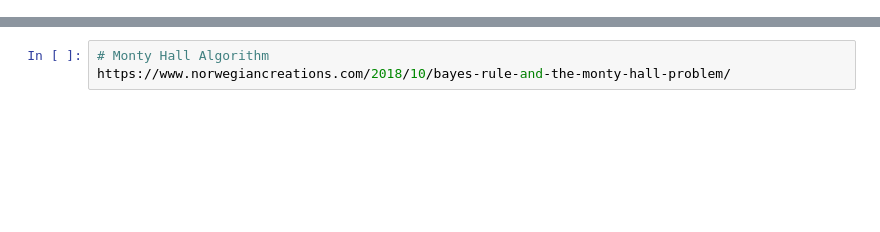
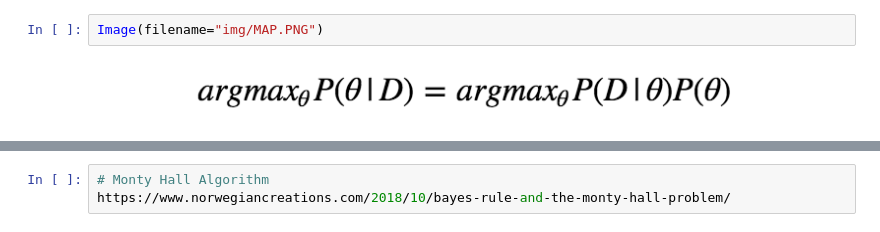
Before and after one commit to RageJohnny/algo_seminararbeit, a Jupyter notebook: Bayes-Universe.ipynb, the cells around one changed output, grey strips where cells are left out. Drawn from its saved outputs; the diff is of its cells as text; blank space fills up the shorter version.

```diff
--- a/Bayes-Universe.ipynb
+++ b/Bayes-Universe.ipynb
@@ -119,0 +150,4 @@ http://jakevdp.github.io/blog/2014/03/11/frequentism-and-bayesianism-a-practical
+# %%
+Image(filename="img/MAP.PNG")
+# %% [output]
+[figure, added]
```
Also changed, not shown: parts of 56 cells of this notebook, 28 other files.
